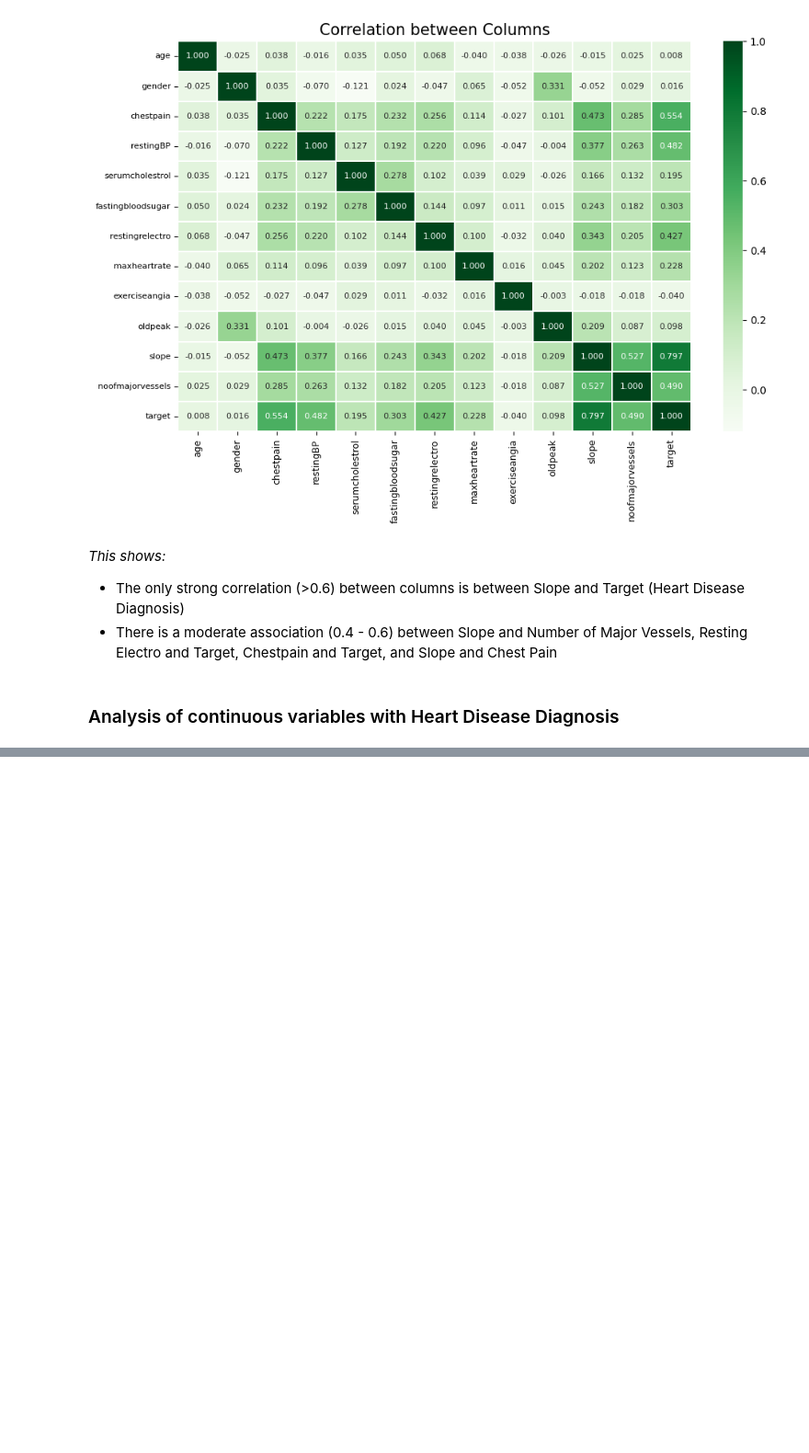
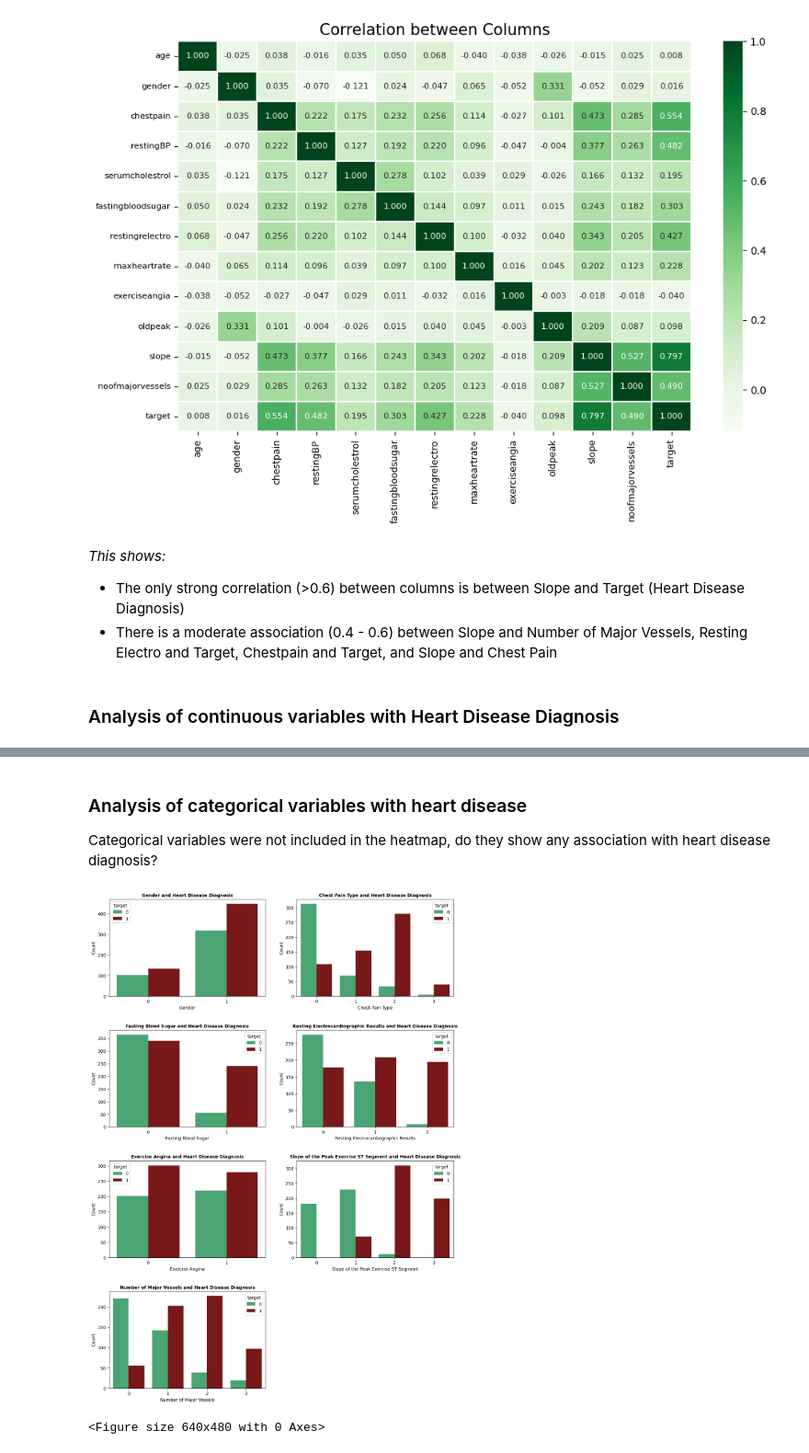
Before and after one commit to C-Scan000/Cardiovascular-Research, a Jupyter notebook: CardiovascularResearch.ipynb, the cells around one changed output, grey strips where cells are left out. Shown at 92% size. Cells and saved outputs as stored; diff of their text form; code cells hidden in the pictures; blank space fills up the shorter version.

```diff
--- a/CardiovascularResearch.ipynb
+++ b/CardiovascularResearch.ipynb
@@ -153,0 +164,54 @@ plt.show()
+# %% [markdown]
+### Analysis of categorical variables with heart disease
+
+Categorical variables were not included in the heatmap, do they show any association with heart disease diagnosis?
+# %%
+plt.figure(figsize=(14, 20))
+plt.subplot(4, 2, 1)
+sns.countplot(x='gender', hue= 'target', data=df, palette=['#3CB371', '#880808'])
+plt.title('Gender and Heart Disease Diagnosis', fontsize=10, weight = 'bold')
+plt.xlabel('Gender')
+plt.ylabel('Count')
+
+plt.subplot(4, 2, 2)
+sns.countplot(x='chestpain', hue= 'target', data=df, palette=['#3CB371', '#880808'])
+plt.title('Chest Pain Type and Heart Disease Diagnosis', fontsize=10, weight = 'bold')
+plt.xlabel('Chest Pain Type')
+plt.ylabel('Count')
+
+plt.subplot(4, 2, 3)
+sns.countplot(x='fastingbloodsugar', hue= 'target', data=df, palette=['#3CB371', '#880808'])
+plt.title('Fasting Blood Sugar and Heart Disease Diagnosis', fontsize=10, weight = 'bold')
+plt.xlabel('Fasting Blood Sugar')
+plt.ylabel('Count')
+
+plt.subplot(4, 2, 4)
+sns.countplot(x='restingrelectro', hue= 'target', data=df, palette=['#3CB371', '#880808'])
+plt.title('Resting Electrocardiographic Results and Heart Disease Diagnosis', fontsize=10, weight = 'bold')
+plt.xlabel('Resting Electrocardiographic Results')
+plt.ylabel('Count')
+
+plt.subplot(4, 2, 5)
+sns.countplot(x='exerciseangia', hue= 'target', data=df, palette=['#3CB371', '#880808'])
+plt.title('Exercise Angina and Heart Disease Diagnosis', fontsize=10, weight = 'bold')
+plt.xlabel('Exercise Angina')
+plt.ylabel('Count')
+
+plt.subplot(4, 2, 6)
+sns.countplot(x='slope', hue= 'target', data=df, palette=['#3CB371', '#880808'])
+plt.title('Slope of the Peak Exercise ST Segment and Heart Disease Diagnosis', fontsize=10, weight = 'bold')
+plt.xlabel('Slope of the Peak Exercise ST Segment')
+plt.ylabel('Count')
+
+plt.subplot(4, 2, 7)
+sns.countplot(x='noofmajorvessels', hue= 'target', data=df, palette=['#3CB371', '#880808'])
+plt.title('Number of Major Vessels and Heart Disease Diagnosis', fontsize=10, weight = 'bold')
+plt.xlabel('Number of Major Vessels')
+plt.ylabel('Count')
+
+plt.subplots_adjust(hspace= 0.35)
+plt.show()
+plt.clf()
+# %% [output]
+[figure, added]
+<Figure size 640x480 with 0 Axes>
```
Also changed, not shown: parts of 4 cells of this notebook.
